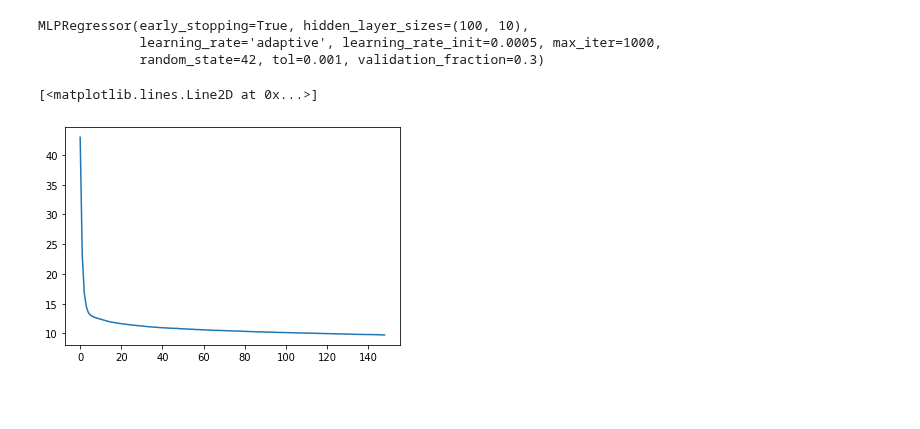
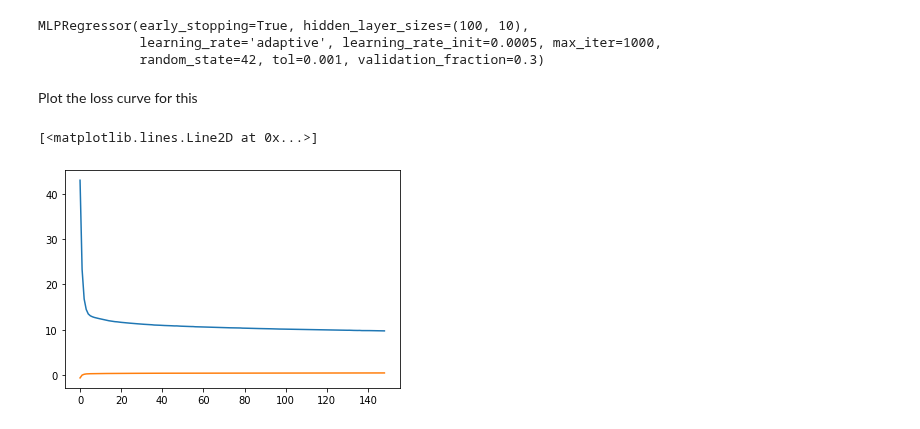
Before and after one commit to aniket-ak/Machine-Learning-CASP-Dataset, a Jupyter notebook: Machine Learning for the prediction of Protein Structure.ipynb, the cells around one changed output. Drawn from its saved outputs; the diff is of its cells as text; code cells hidden in the pictures; blank space fills up the shorter version.

Commit message:
added plots

```diff
--- a/Machine Learning for the prediction of Protein Structure.ipynb
+++ b/Machine Learning for the prediction of Protein Structure.ipynb
@@ -270,8 +289,8 @@ The random forest regressor is definitely doing better than linear regression mo
 # %%
 from sklearn.model_selection import GridSearchCV
 
-param_grid = [{'n_estimators': [2, 5, 10, 100]},
-              {'bootstrap': [False], 'n_estimators': [2, 5, 10, 100]}]
+param_grid = [{'n_estimators': [10, 100, 150, 300]},
+              {'bootstrap': [False], 'n_estimators': [10, 100, 150, 300]}]
 forest_reg = RandomForestRegressor()
 
 grid_search = GridSearchCV(forest_reg, param_grid, cv=3,scoring='neg_mean_squared_error',return_train_score=True)
@@ -314,7 +350,8 @@ Try and see if we can fit an artificial neural network to this dataset. Start wi
 # %%
 from sklearn.neural_network import MLPRegressor
 
-mlp_regressor = MLPRegressor(hidden_layer_sizes=(100,10),tol=1e-3,
+mlp_regressor = MLPRegressor(hidden_layer_sizes=(100,10),
+                             tol=1e-3,
                              max_iter=1000,
                              random_state=42,
                              learning_rate_init=5e-4,
@@ -327,8 +364,11 @@ mlp_regressor.fit(X_train_scaled, y_train)
 MLPRegressor(early_stopping=True, hidden_layer_sizes=(100, 10),
              learning_rate='adaptive', learning_rate_init=0.0005, max_iter=1000,
              random_state=42, tol=0.001, validation_fraction=0.3)
+# %% [markdown]
+Plot the loss curve for this
 # %%
 plt.plot(mlp_regressor.loss_curve_)
+plt.plot(mlp_regressor.validation_scores_)
 # %% [output]
 [<matplotlib.lines.Line2D at 0x...>]
-[figure, old version]
+[figure, new version]
```
Also changed, not shown: parts of 20 cells of this notebook.
